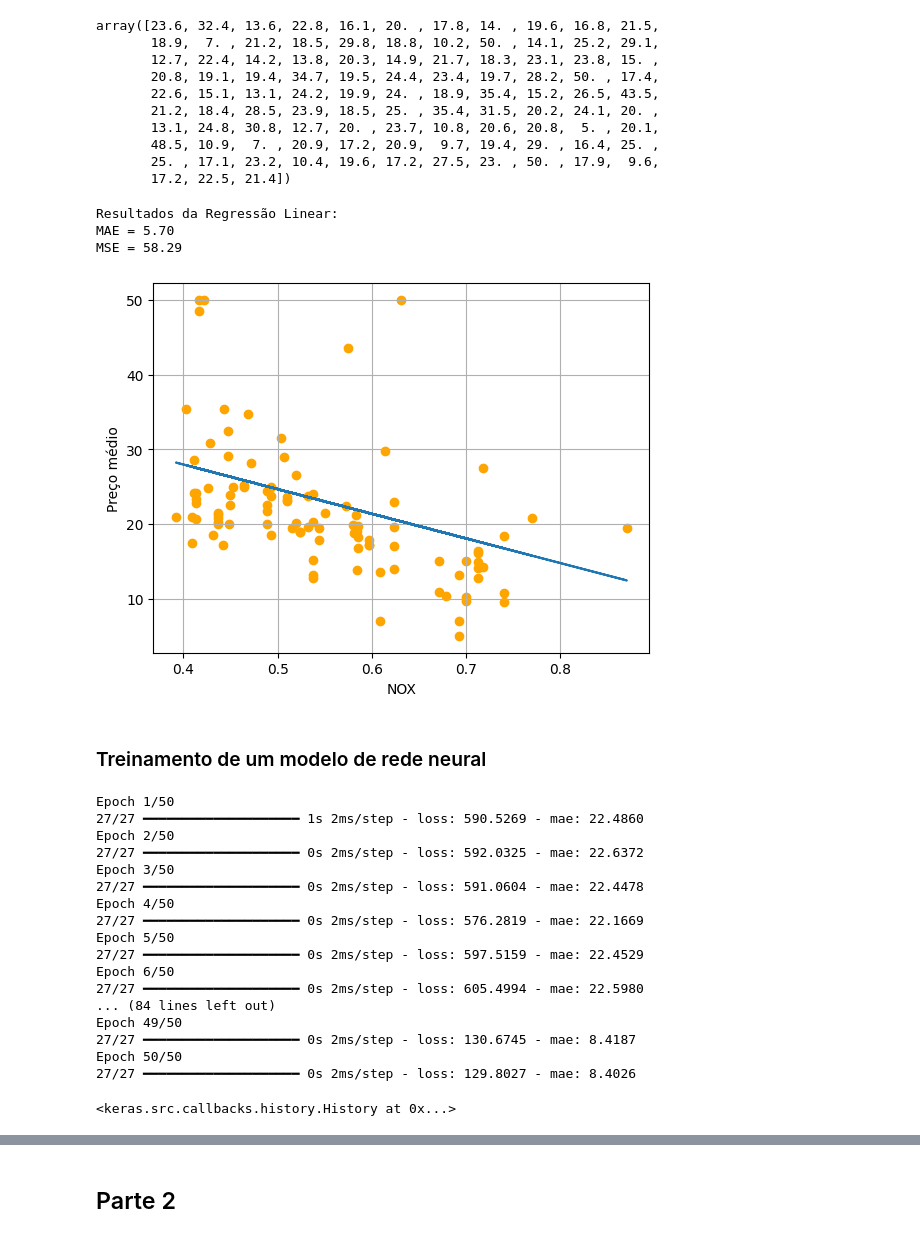
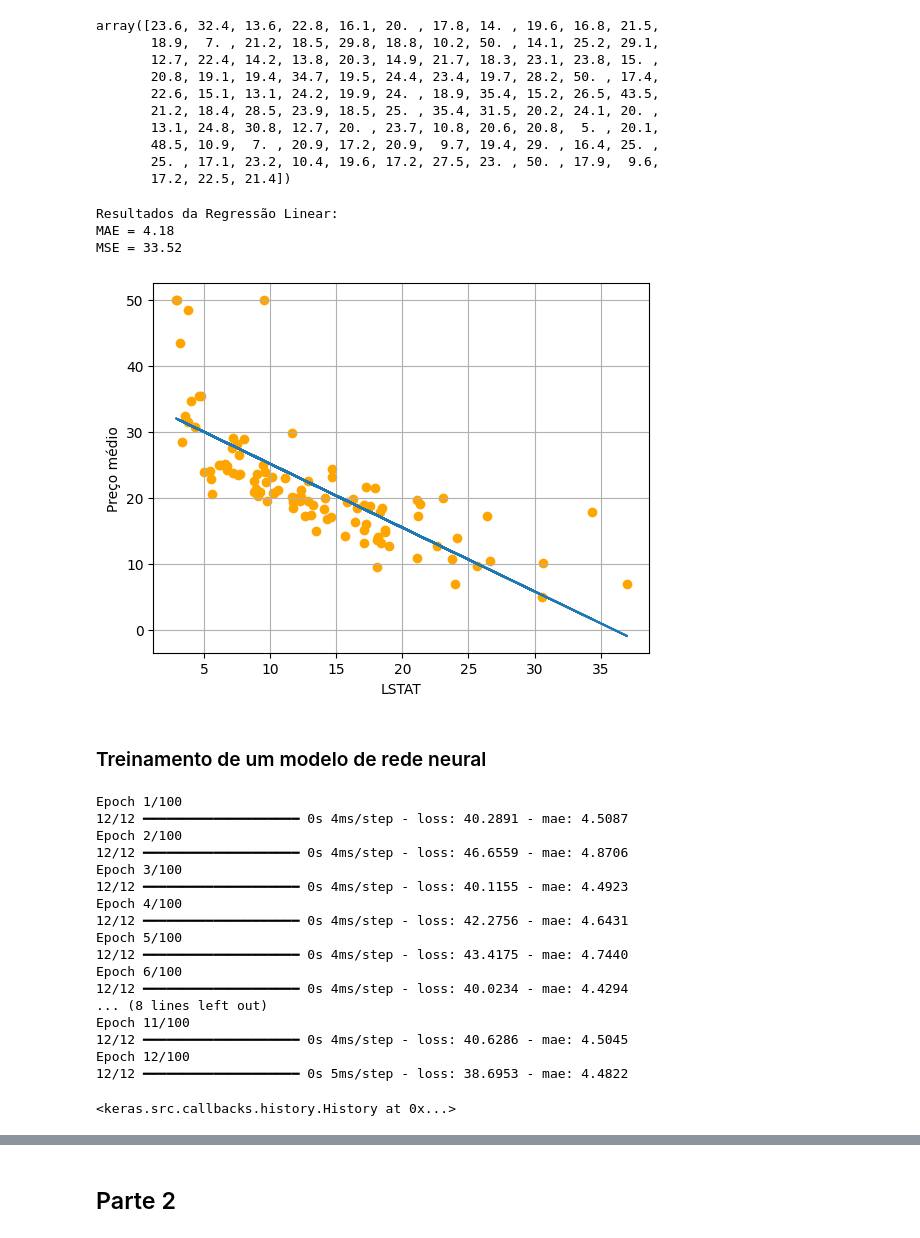
Before and after one commit to HeloisaJ/Lista_Computacional_IA, a Jupyter notebook: AtividadeIA.ipynb, the cells around one changed output, grey strips where cells are left out. Saved outputs shown, nothing was run; the diff lists cells and outputs as text; code cells hidden in the pictures.

```diff
--- a/AtividadeIA.ipynb
+++ b/AtividadeIA.ipynb
@@ -121,9 +121,9 @@ create_heatmap(data, column_names)
 # %% [markdown]
 ### Escolhendo uma variável preditora
 # %%
-# A variável preditora escolhida foi NOX
+# A variável preditora escolhida foi LSTAT por conta da alta correlação com o preço médio no heatmap
 
-X = data[['NOX']].to_numpy()
+X = data[['LSTAT']].to_numpy()
 y = data['MEDV'].to_numpy()
 # %%
 # Mostrando o estrutura de X com a coluna NOX
@@ -214,18 +214,18 @@ def printMetricas(modelo, y_pred):
 printMetricas("Regressão Linear", y_pred_linear)
 # %% [output]
 Resultados da Regressão Linear:
-MAE = 5.70
-MSE = 58.29
+MAE = 4.18
+MSE = 33.52
 # %%
 # Ilustrando os data points de teste e o resultado da regressão linear
 
 plt.scatter(X_test, y_test, c='orange')
 plt.plot(X_test, y_pred_linear)
-plt.xlabel("NOX")
+plt.xlabel("LSTAT")
 plt.ylabel("Preço médio")
 plt.grid()
 # %% [output]
-[figure, old version]
+[figure, new version]
 # %% [markdown]
 ### Treinamento de um modelo de rede neural
 # %%
@@ -242,25 +251,25 @@ nn_model.compile(optimizer='adam', loss='mse', metrics=['mae'])
 # %%
-# Treinamento do modelo por 50 épocas e com batch de tamanho 15
+# Treinamento do modelo por 100 épocas e com batch de tamanho 35
 
-nn_model.fit(X_train, y_train, epochs=50, batch_size=15, verbose=1)
+nn_model.fit(X_train, y_train, epochs=100, batch_size=35, verbose=1, callbacks=early)
 # %% [output]
-Epoch 1/50
-27/27 ━━━━━━━━━━━━━━━━━━━━ 1s 2ms/step - loss: 590.5269 - mae: 22.4860
-Epoch 2/50
-27/27 ━━━━━━━━━━━━━━━━━━━━ 0s 2ms/step - loss: 592.0325 - mae: 22.6372
-Epoch 3/50
-27/27 ━━━━━━━━━━━━━━━━━━━━ 0s 2ms/step - loss: 591.0604 - mae: 22.4478
-Epoch 4/50
-27/27 ━━━━━━━━━━━━━━━━━━━━ 0s 2ms/step - loss: 576.2819 - mae: 22.1669
-Epoch 5/50
-27/27 ━━━━━━━━━━━━━━━━━━━━ 0s 2ms/step - loss: 597.5159 - mae: 22.4529
-Epoch 6/50
-27/27 ━━━━━━━━━━━━━━━━━━━━ 0s 2ms/step - loss: 605.4994 - mae: 22.5980
-... (84 lines left out)
-Epoch 49/50
-27/27 ━━━━━━━━━━━━━━━━━━━━ 0s 2ms/step - loss: 130.6745 - mae: 8.4187
-Epoch 50/50
-27/27 ━━━━━━━━━━━━━━━━━━━━ 0s 2ms/step - loss: 129.8027 - mae: 8.4026
+Epoch 1/100
+12/12 ━━━━━━━━━━━━━━━━━━━━ 0s 4ms/step - loss: 40.2891 - mae: 4.5087
+Epoch 2/100
+12/12 ━━━━━━━━━━━━━━━━━━━━ 0s 4ms/step - loss: 46.6559 - mae: 4.8706
+Epoch 3/100
+12/12 ━━━━━━━━━━━━━━━━━━━━ 0s 4ms/step - loss: 40.1155 - mae: 4.4923
+Epoch 4/100
+12/12 ━━━━━━━━━━━━━━━━━━━━ 0s 4ms/step - loss: 42.2756 - mae: 4.6431
+Epoch 5/100
+12/12 ━━━━━━━━━━━━━━━━━━━━ 0s 4ms/step - loss: 43.4175 - mae: 4.7440
+Epoch 6/100
+12/12 ━━━━━━━━━━━━━━━━━━━━ 0s 4ms/step - loss: 40.0234 - mae: 4.4294
+... (8 lines left out)
+Epoch 11/100
+12/12 ━━━━━━━━━━━━━━━━━━━━ 0s 4ms/step - loss: 40.6286 - mae: 4.5045
+Epoch 12/100
+12/12 ━━━━━━━━━━━━━━━━━━━━ 0s 5ms/step - loss: 38.6953 - mae: 4.4822
 <keras.src.callbacks.history.History at 0x...>
 # %%
 # Mostrando os dados de treinamento para o modelo e pedindo para que ele determine o valor de y
```
Also changed, not shown: parts of 19 cells of this notebook.
